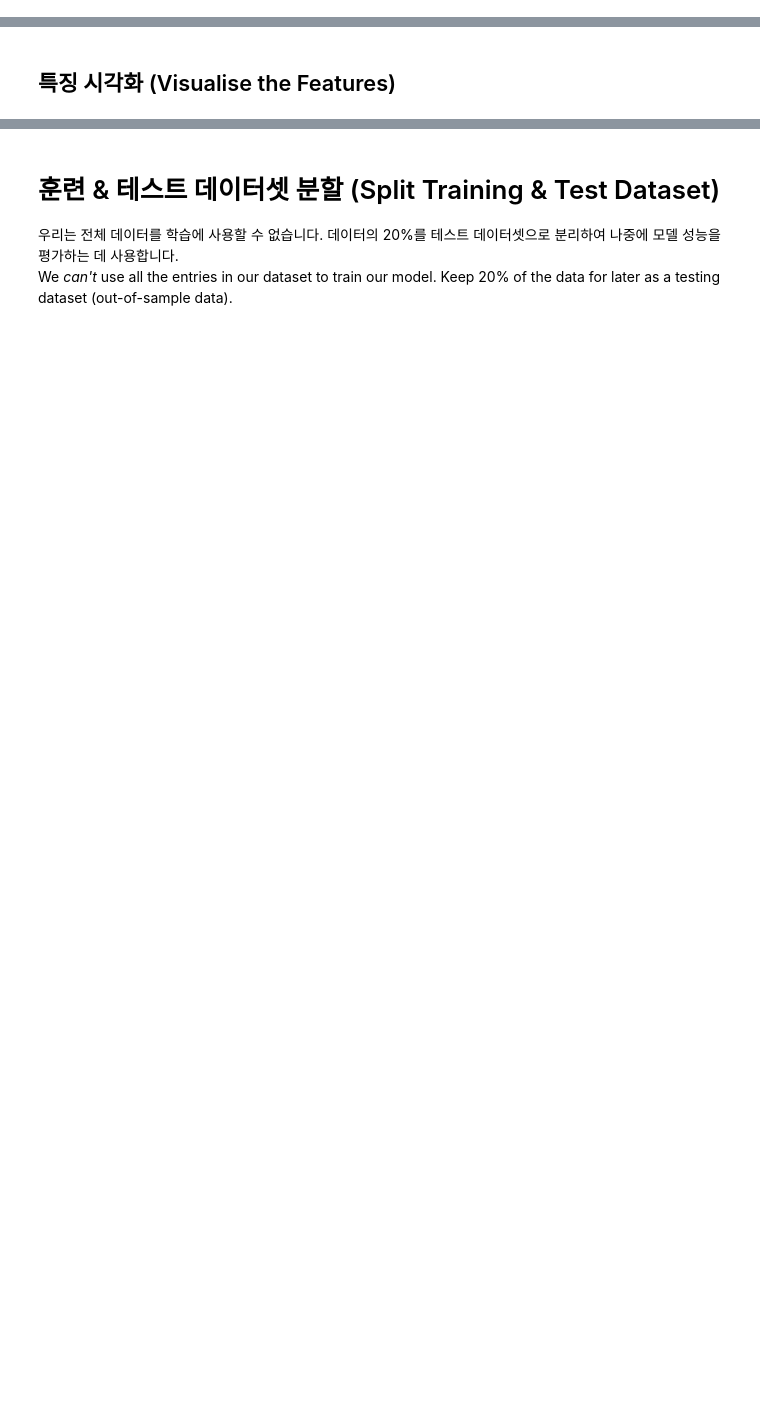
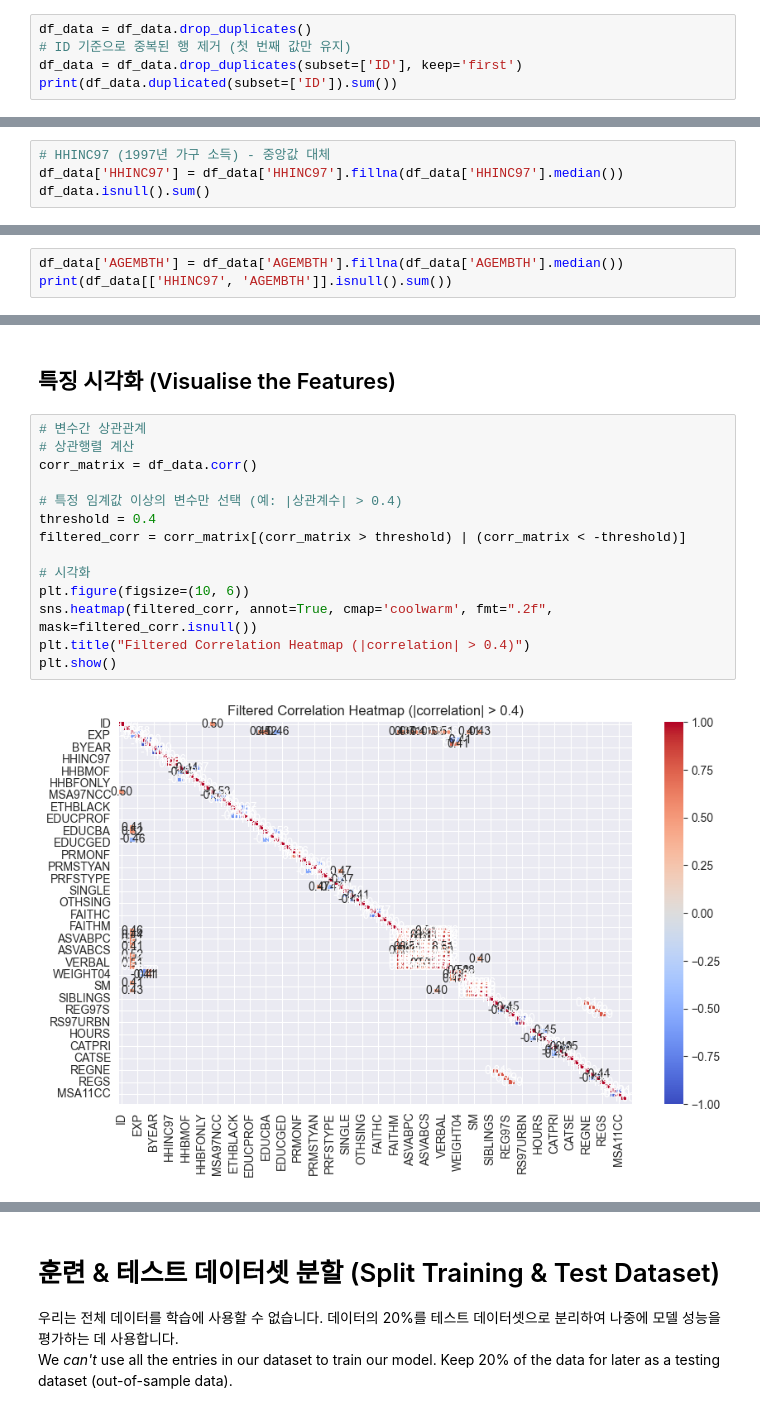
Before and after one commit to JELKOV/Data-Driven-Prosperity, a Jupyter notebook: Determinants_of_Earnings_(start).ipynb, the cells around one changed output, grey strips where cells are left out. Drawn from its saved outputs; the diff is of its cells as text; blank space fills up the shorter version.

```diff
--- a/Determinants_of_Earnings_(start).ipynb
+++ b/Determinants_of_Earnings_(start).ipynb
@@ -61,3 +104,8 @@ df_data = pd.read_csv('NLSY97_subset.csv')
 ## 데이터 정리 - 결측값 및 중복 데이터 확인 (Data Cleaning - Check for Missing Values and Duplicates)
 
 중복된 행을 찾아 제거하세요. (Find and remove any duplicate rows.)
+# %%
+df_data = df_data.drop_duplicates()
+# ID 기준으로 중복된 행 제거 (첫 번째 값만 유지)
+df_data = df_data.drop_duplicates(subset=['ID'], keep='first')
+print(df_data.duplicated(subset=['ID']).sum())
@@ -63,0 +114,4 @@ df_data = pd.read_csv('NLSY97_subset.csv')
+# %%
+# HHINC97 (1997년 가구 소득) - 중앙값 대체
+df_data['HHINC97'] = df_data['HHINC97'].fillna(df_data['HHINC97'].median())
+df_data.isnull().sum()
@@ -63,0 +131,3 @@ df_data = pd.read_csv('NLSY97_subset.csv')
+# %%
+df_data['AGEMBTH'] = df_data['AGEMBTH'].fillna(df_data['AGEMBTH'].median())
+print(df_data[['HHINC97', 'AGEMBTH']].isnull().sum())
@@ -66,2 +182,18 @@ df_data = pd.read_csv('NLSY97_subset.csv')
 # %% [markdown]
 ## 특징 시각화 (Visualise the Features)
+# %%
+# 변수간 상관관계
+# 상관행렬 계산
+corr_matrix = df_data.corr()
+
+# 특정 임계값 이상의 변수만 선택 (예: |상관계수| > 0.4)
+threshold = 0.4
+filtered_corr = corr_matrix[(corr_matrix > threshold) | (corr_matrix < -threshold)]
+
+# 시각화
+plt.figure(figsize=(10, 6))
+sns.heatmap(filtered_corr, annot=True, cmap='coolwarm', fmt=".2f", mask=filtered_corr.isnull())
+plt.title("Filtered Correlation Heatmap (|correlation| > 0.4)")
+plt.show()
+# %% [output]
+[figure, added]
```
Also changed, not shown: parts of 15 cells of this notebook.
